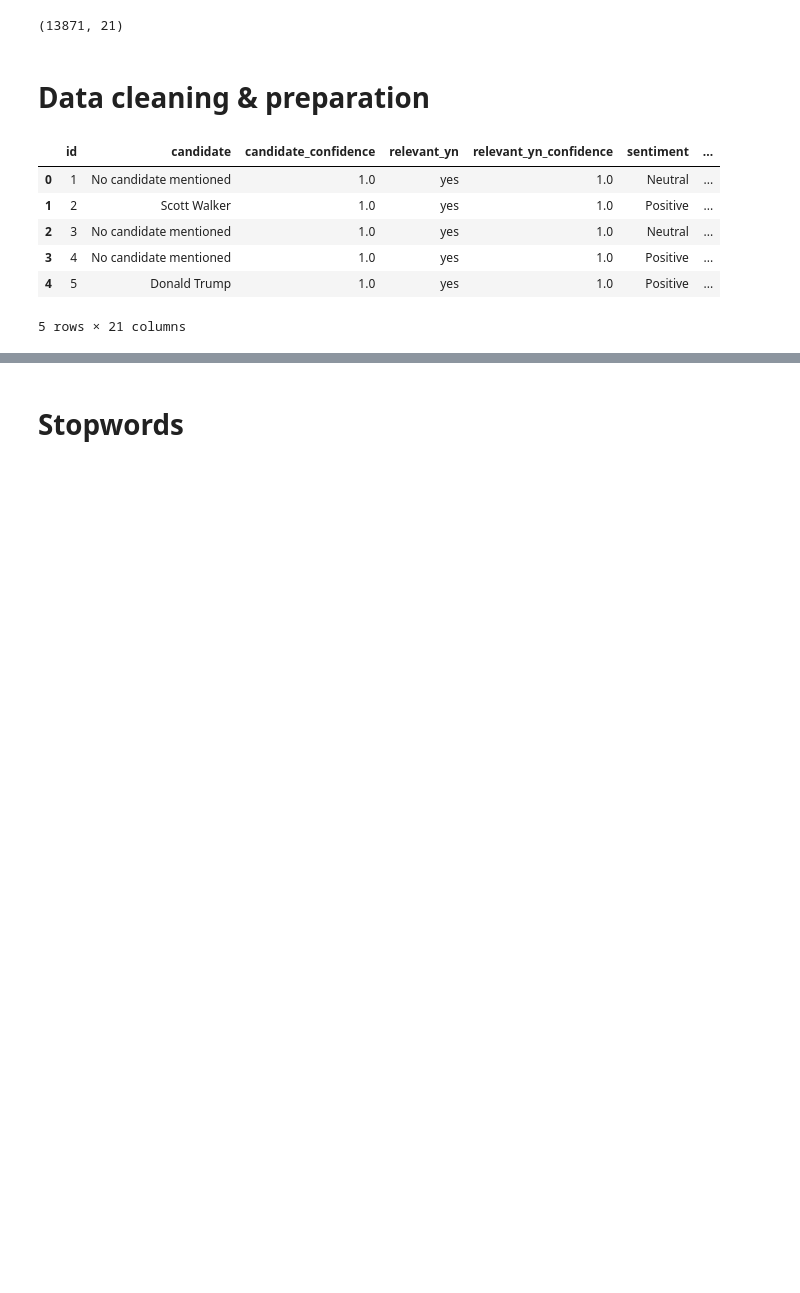
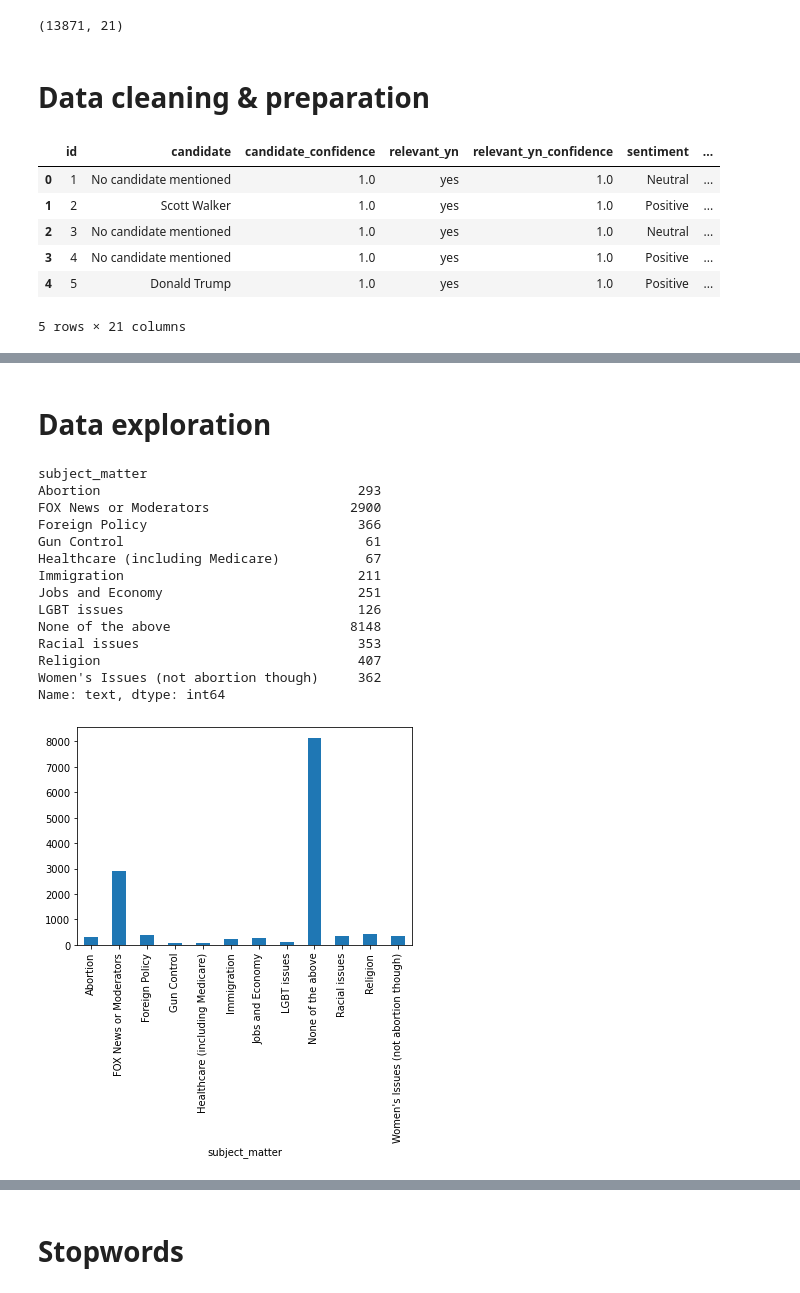
Before and after one commit to annagossner/mba_textmining, a Jupyter notebook: SentimentAnalysis.ipynb, the cells around one changed output, grey strips where cells are left out. Saved outputs shown, nothing was run; the diff lists cells and outputs as text; code cells hidden in the pictures; blank space fills up the shorter version.

```diff
--- a/SentimentAnalysis.ipynb
+++ b/SentimentAnalysis.ipynb
@@ -65,0 +68,23 @@ data.head()
+# %% [markdown]
+# Data exploration
+# %%
+# How many tweets per subject?
+print(data.groupby(['subject_matter'])['text'].count())
+data.groupby(['subject_matter'])['text'].count().plot(kind="bar")
+plt.show()
+# %% [output]
+subject_matter
+Abortion                                 293
+FOX News or Moderators                  2900
+Foreign Policy                           366
+Gun Control                               61
+Healthcare (including Medicare)           67
+Immigration                              211
+Jobs and Economy                         251
+LGBT issues                              126
+None of the above                       8148
+Racial issues                            353
+Religion                                 407
+Women's Issues (not abortion though)     362
+Name: text, dtype: int64
+[figure, added]
```
Also changed, not shown: parts of 23 cells of this notebook.
